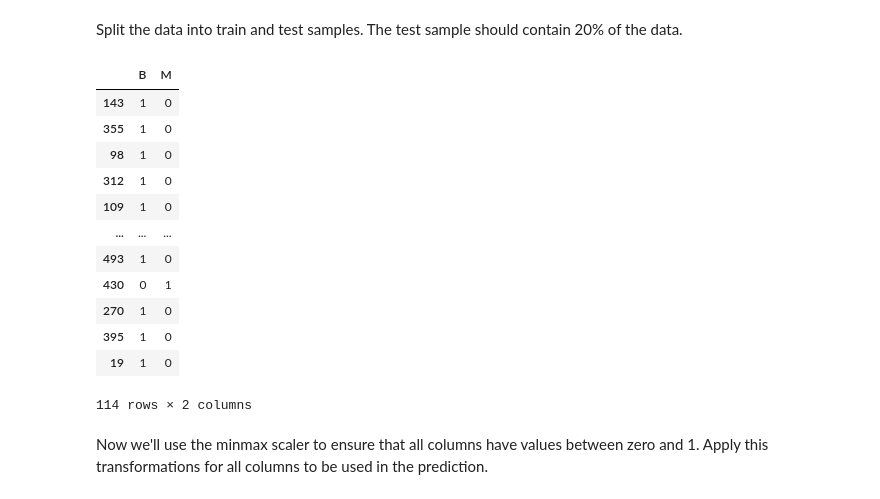
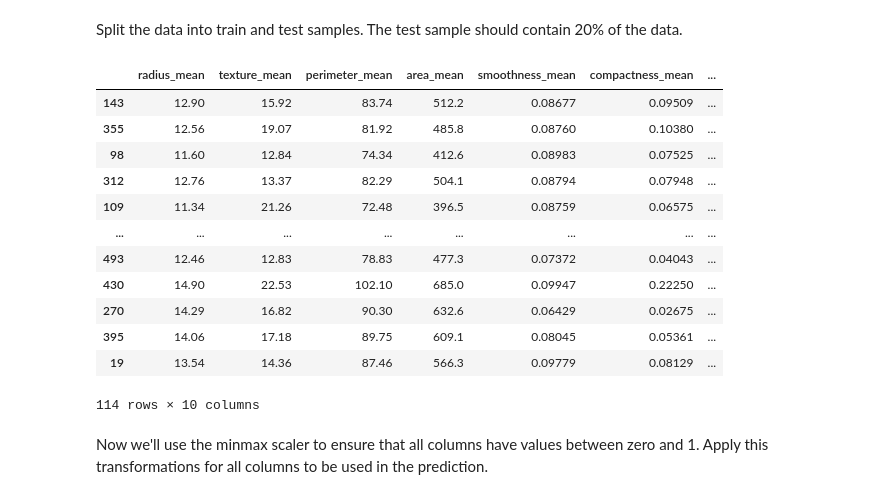
Before and after one commit to ssmcnatt/pair-work, a Jupyter notebook: week14/Day_76_Lecture_2_Assignment.ipynb, the cells around one changed output. Saved outputs shown, nothing was run; the diff lists cells and outputs as text; code cells hidden in the pictures.

```diff
--- a/week14/Day_76_Lecture_2_Assignment.ipynb
+++ b/week14/Day_76_Lecture_2_Assignment.ipynb
@@ -72,6 +72,6 @@ Name: diagnosis, dtype: int64
 Create one or multiple dummy variables for this column and store this encoded data in a numpy array called `target`
 # %%
 # Answer below:
-target = pd.get_dummies(cancer['diagnosis'])
+target = pd.get_dummies(cancer['diagnosis'], drop_first=True)
 target.shape
 # %% [output]
@@ -109,26 +109,26 @@ mean_df
 # %% [markdown]
 Split the data into train and test samples. The test sample should contain 20% of the data.
 # %%
-y = target
+y = np.array(target)
 X = mean_df
 # %%
 X_train, X_test, y_train, y_test = train_test_split(X, y, test_size=0.20, random_state=66)
-# %%
-y_test
-# %% [output]
-|  | B | M |
-| 143 | 1 | 0 |
-| 355 | 1 | 0 |
-| 98 | 1 | 0 |
-| 312 | 1 | 0 |
-| 109 | 1 | 0 |
-| ... | ... | ... |
-| 493 | 1 | 0 |
-| 430 | 0 | 1 |
-| 270 | 1 | 0 |
-| 395 | 1 | 0 |
-| 19 | 1 | 0 |
-114 rows × 2 columns
+# %%
+X_test
+# %% [output]
+|  | radius_mean | texture_mean | perimeter_mean | area_mean | smoothness_mean | compactness_mean | ... |
+| 143 | 12.90 | 15.92 | 83.74 | 512.2 | 0.08677 | 0.09509 | ... |
+| 355 | 12.56 | 19.07 | 81.92 | 485.8 | 0.08760 | 0.10380 | ... |
+| 98 | 11.60 | 12.84 | 74.34 | 412.6 | 0.08983 | 0.07525 | ... |
+| 312 | 12.76 | 13.37 | 82.29 | 504.1 | 0.08794 | 0.07948 | ... |
+| 109 | 11.34 | 21.26 | 72.48 | 396.5 | 0.08759 | 0.06575 | ... |
+| ... | ... | ... | ... | ... | ... | ... | ... |
+| 493 | 12.46 | 12.83 | 78.83 | 477.3 | 0.07372 | 0.04043 | ... |
+| 430 | 14.90 | 22.53 | 102.10 | 685.0 | 0.09947 | 0.22250 | ... |
+| 270 | 14.29 | 16.82 | 90.30 | 632.6 | 0.06429 | 0.02675 | ... |
+| 395 | 14.06 | 17.18 | 89.75 | 609.1 | 0.08045 | 0.05361 | ... |
+| 19 | 13.54 | 14.36 | 87.46 | 566.3 | 0.09779 | 0.08129 | ... |
+114 rows × 10 columns
 # %% [markdown]
 Now we'll use the minmax scaler to ensure that all columns have values between zero and 1. Apply this transformations for all columns to be used in the prediction.
 # %%
```
Also changed, not shown: parts of 8 cells of this notebook, 2 other files.
